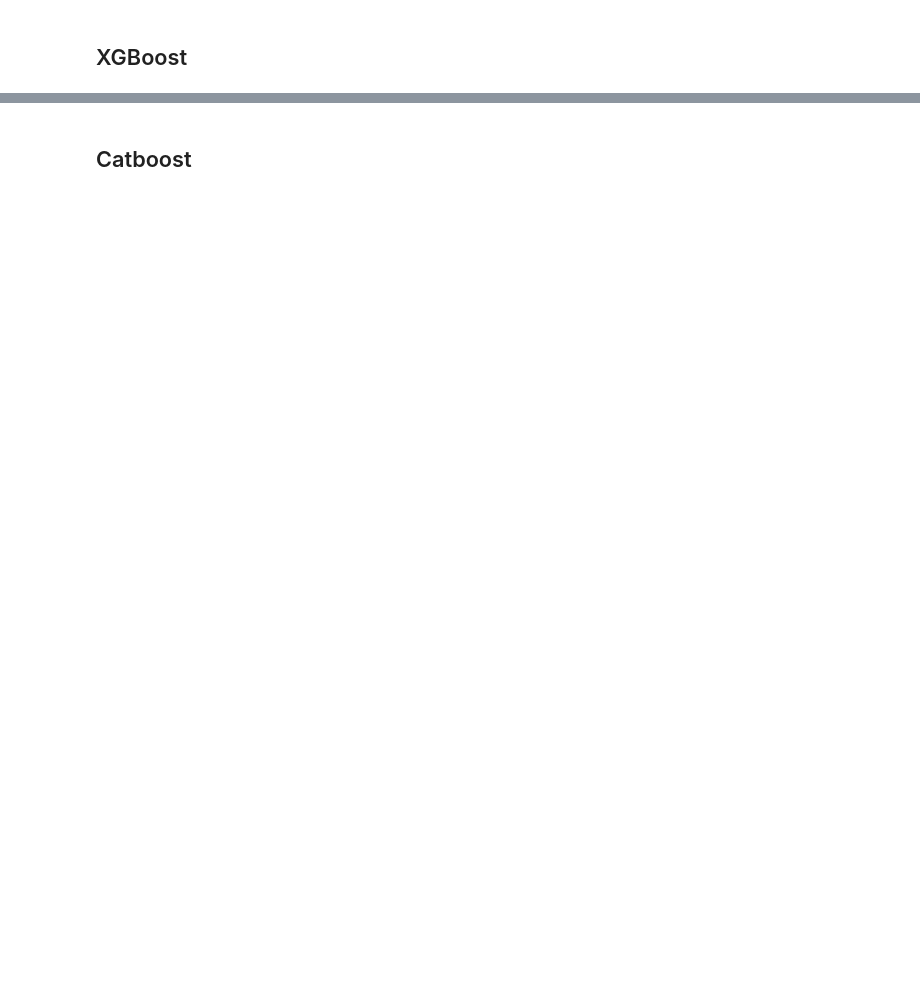
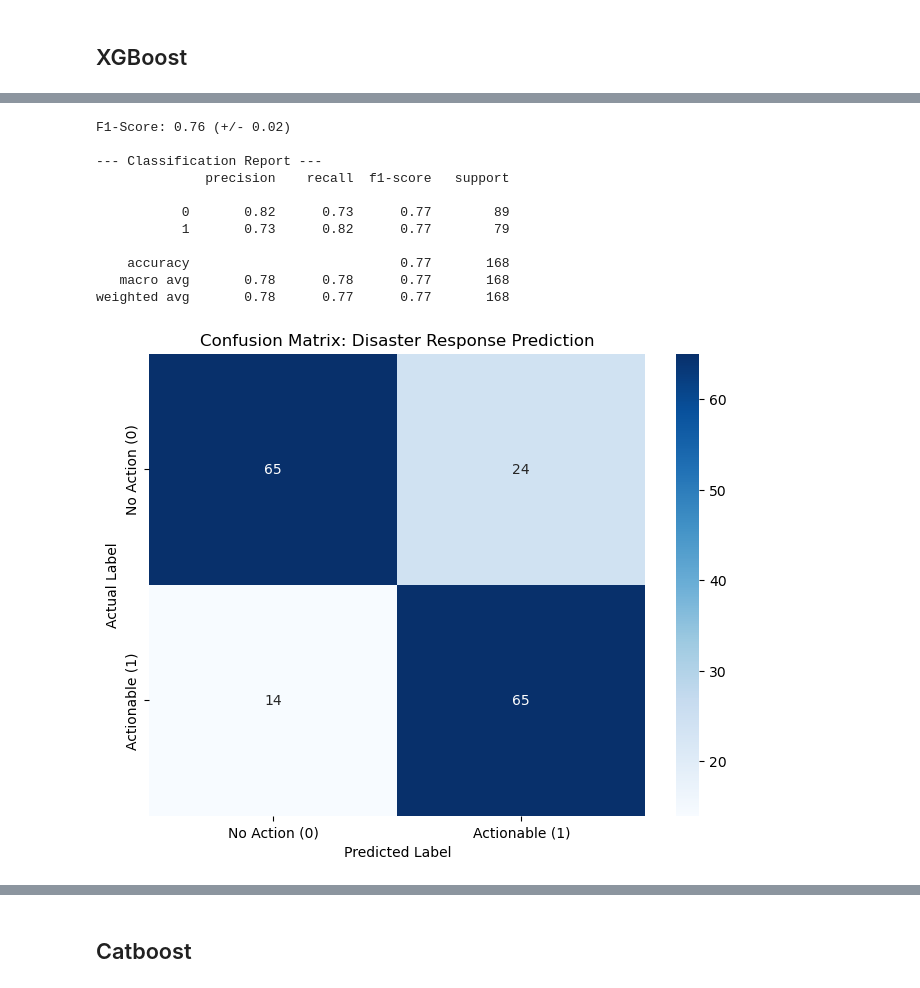
Before and after one commit to itsqal/LIK-disaster-risk-modeling, a Jupyter notebook: comparison_modeling.ipynb, the cells around one changed output, grey strips where cells are left out. Saved outputs shown, nothing was run; the diff lists cells and outputs as text; code cells hidden in the pictures; blank space fills up the shorter version.

Commit message:
Update modeling process with more evaluation metrics

```diff
--- a/comparison_modeling.ipynb
+++ b/comparison_modeling.ipynb
@@ -176,0 +171,39 @@ X_train, X_test, y_train, y_test = train_test_split(X, y, test_size=0.2, random_
+# %%
+# Split the data
+df = pd.read_csv('data/processed-modeling-data.csv')
+X = df.drop(columns=['Target_Action_Level'])
+y = df['Target_Action_Level']
+
+X_train_20, X_test_20, y_train_20, y_test_20 = train_test_split(X, y, test_size=0.2, random_state=42)
+X_train_25, X_test_25, y_train_25, y_test_25 = train_test_split(X, y, test_size=0.25, random_state=42)
+X_train_30, X_test_30, y_train_30, y_test_30 = train_test_split(X, y, test_size=0.3, random_state=42)
+# %%
+# Evaluation function
+def evaluate_model(model, test_size, mean_score, std_score):
+
+    if test_size == 0.2:
+        X_train, X_test, y_train, y_test = X_train_20, X_test_20, y_train_20, y_test_20
+    elif test_size == 0.25:
+        X_train, X_test, y_train, y_test = X_train_25, X_test_25, y_train_25, y_test_25
+    else:
+        X_train, X_test, y_train, y_test = X_train_30, X_test_30, y_train_30, y_test_30
+
+    y_pred = model.predict(X_test)
+
+    print(f"F1-Score: {mean_score:.2f} (+/- {std_score:.3f})\n")
+
+    print("--- Classification Report ---")
+    print(classification_report(y_test, y_pred))
+
+    cm = confusion_matrix(y_test, y_pred)
+
+    plt.figure(figsize=(8, 6))
+
+    sns.heatmap(cm, annot=True, fmt='d', cmap='Blues',
+                xticklabels=['No Action (0)', 'Actionable (1)'],
+                yticklabels=['No Action (0)', 'Actionable (1)'])
+
+    plt.title('Confusion Matrix: Disaster Response Prediction')
+    plt.xlabel('Predicted Label')
+    plt.ylabel('Actual Label')
+    plt.show()
@@ -252,3 +330,19 @@ plt.show()
    macro avg       0.82      0.82      0.81       134
 weighted avg       0.82      0.81      0.81       134
 [figure]
+# %%
+# Evaluate the 25 split
+evaluate_model(xgb_25, test_size=0.25, mean_score=mean_score_xgb_25, std_score=std_score_xgb_25)
+# %% [output]
+F1-Score: 0.76 (+/- 0.02)
+
+--- Classification Report ---
+              precision    recall  f1-score   support
+
+           0       0.82      0.73      0.77        89
+           1       0.73      0.82      0.77        79
+
+    accuracy                           0.77       168
+   macro avg       0.78      0.78      0.77       168
+weighted avg       0.78      0.77      0.77       168
+[figure, added]
```
Also changed, not shown: parts of 37 cells of this notebook, 3 other files.
